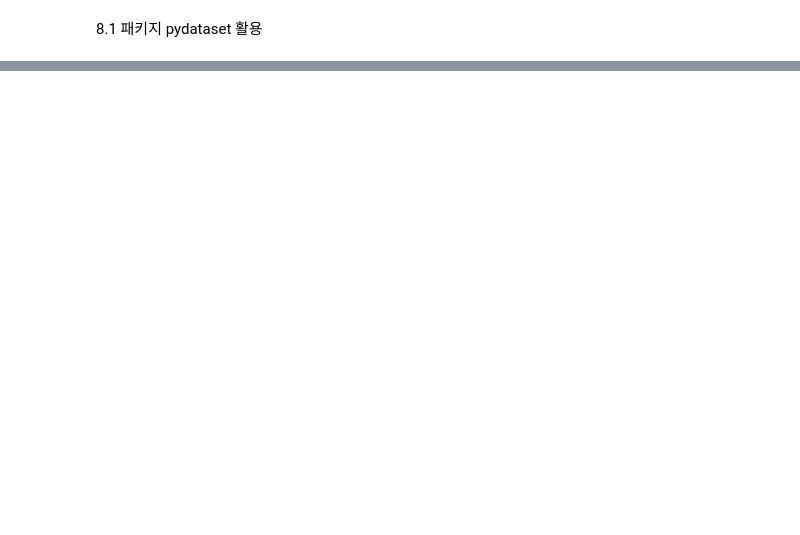
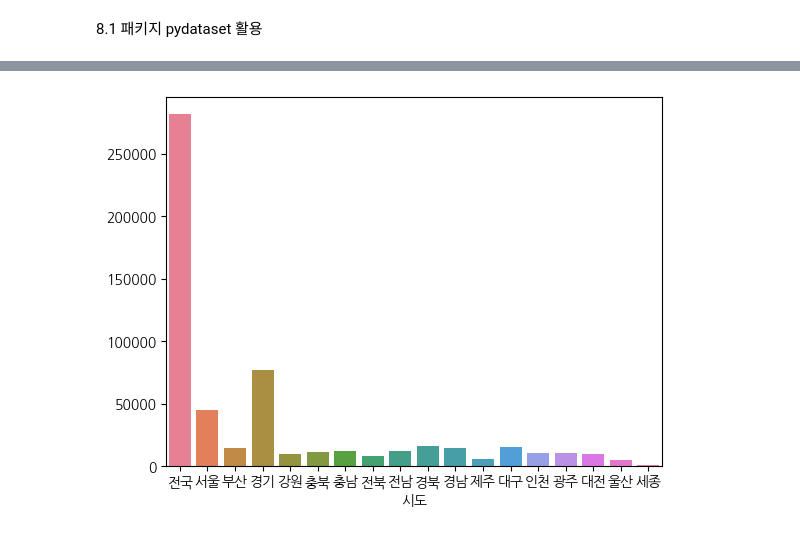
Before and after one commit to parksuejin1026/2026_BDA_Study, a Jupyter notebook: Week7/BDA_week7.ipynb, the cells around one changed output, grey strips where cells are left out. Cells and saved outputs as stored; diff of their text form; code cells hidden in the pictures; blank space fills up the shorter version.

```diff
--- a/Week7/BDA_week7.ipynb
+++ b/Week7/BDA_week7.ipynb
@@ -43,0 +301,5 @@ initiated datasets repo at: /root/.pydataset/
+# %%
+sns.barplot(traffic[[traffic.columns[2]]].T)
+plt.show()
+# %% [output]
+[figure, added]
```
Also changed, not shown: parts of 26 cells of this notebook.
